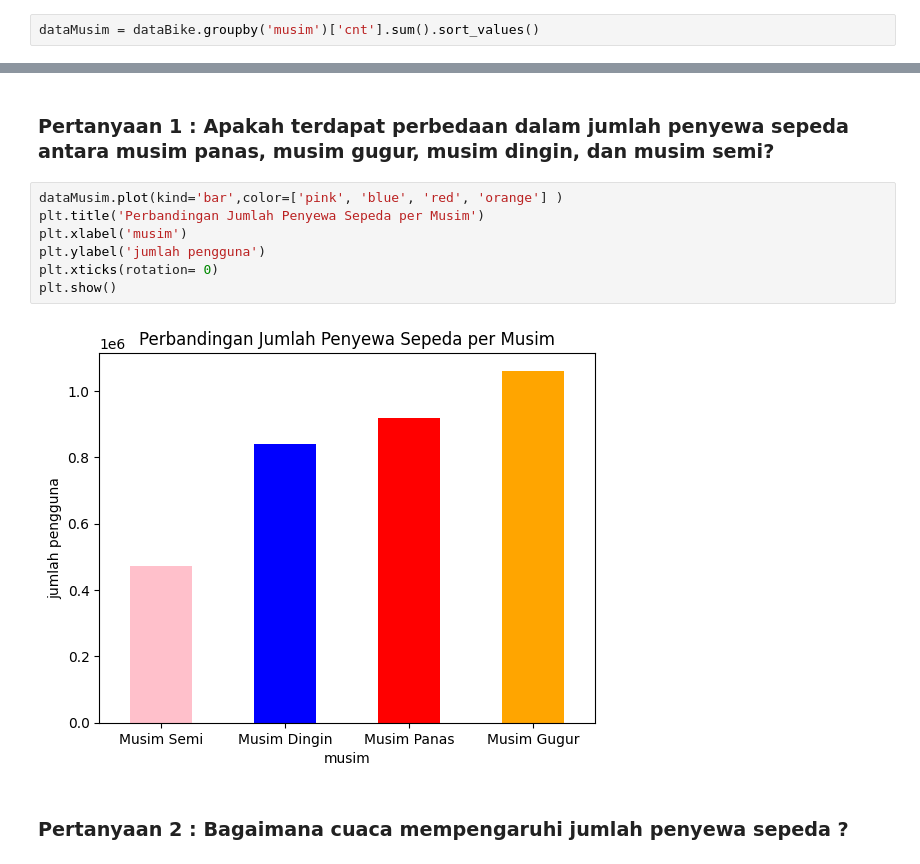
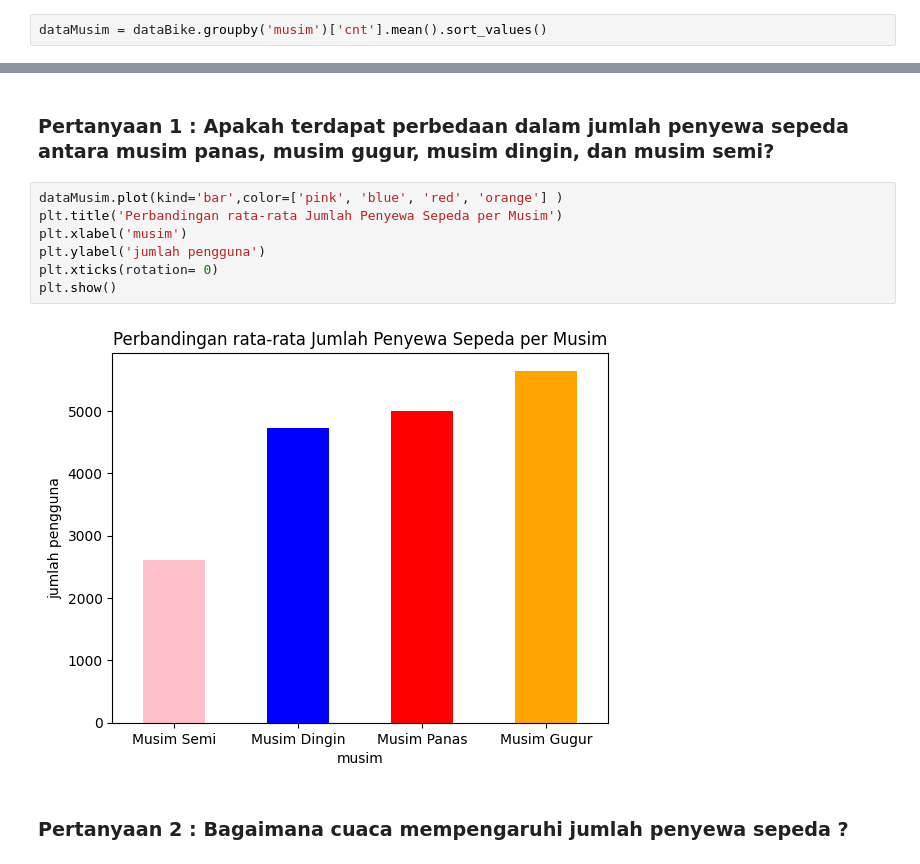
Before and after one commit to ardifjar443/DataScience-beginner, a Jupyter notebook: Tugas Penyewaan Sepeda.ipynb, the cells around one changed output, grey strips where cells are left out. Drawn from its saved outputs; the diff is of its cells as text.

```diff
--- a/Tugas Penyewaan Sepeda.ipynb
+++ b/Tugas Penyewaan Sepeda.ipynb
@@ -212,7 +212,7 @@ dataHour = dataBikeHour.groupby('jam')['cnt'].sum()
 #### mengelompokan musim dan jumlahnya penyewa
 - melakukan sort dari terkecil ke terbanyak
 # %%
-dataMusim = dataBike.groupby('musim')['cnt'].sum().sort_values()
+dataMusim = dataBike.groupby('musim')['cnt'].mean().sort_values()
 # %% [markdown]
 #### mengambil data cuaca permusim
 # %%
@@ -253,13 +253,13 @@ dataTipeHari = dataBike.groupby('Tipe Hari')['cnt'].sum()
 ### Pertanyaan 1 : Apakah terdapat perbedaan dalam jumlah penyewa sepeda antara musim panas, musim gugur, musim dingin, dan musim semi?
 # %%
 dataMusim.plot(kind='bar',color=['pink', 'blue', 'red', 'orange'] )
-plt.title('Perbandingan Jumlah Penyewa Sepeda per Musim')
+plt.title('Perbandingan rata-rata Jumlah Penyewa Sepeda per Musim')
 plt.xlabel('musim')
 plt.ylabel('jumlah pengguna')
 plt.xticks(rotation= 0)
 plt.show()
 # %% [output]
-[figure, old version]
+[figure, new version]
 # %% [markdown]
 ### Pertanyaan 2 : Bagaimana cuaca mempengaruhi jumlah penyewa sepeda ?
 # %%
```
Also changed, not shown: parts of 13 cells of this notebook, 14 other files.
